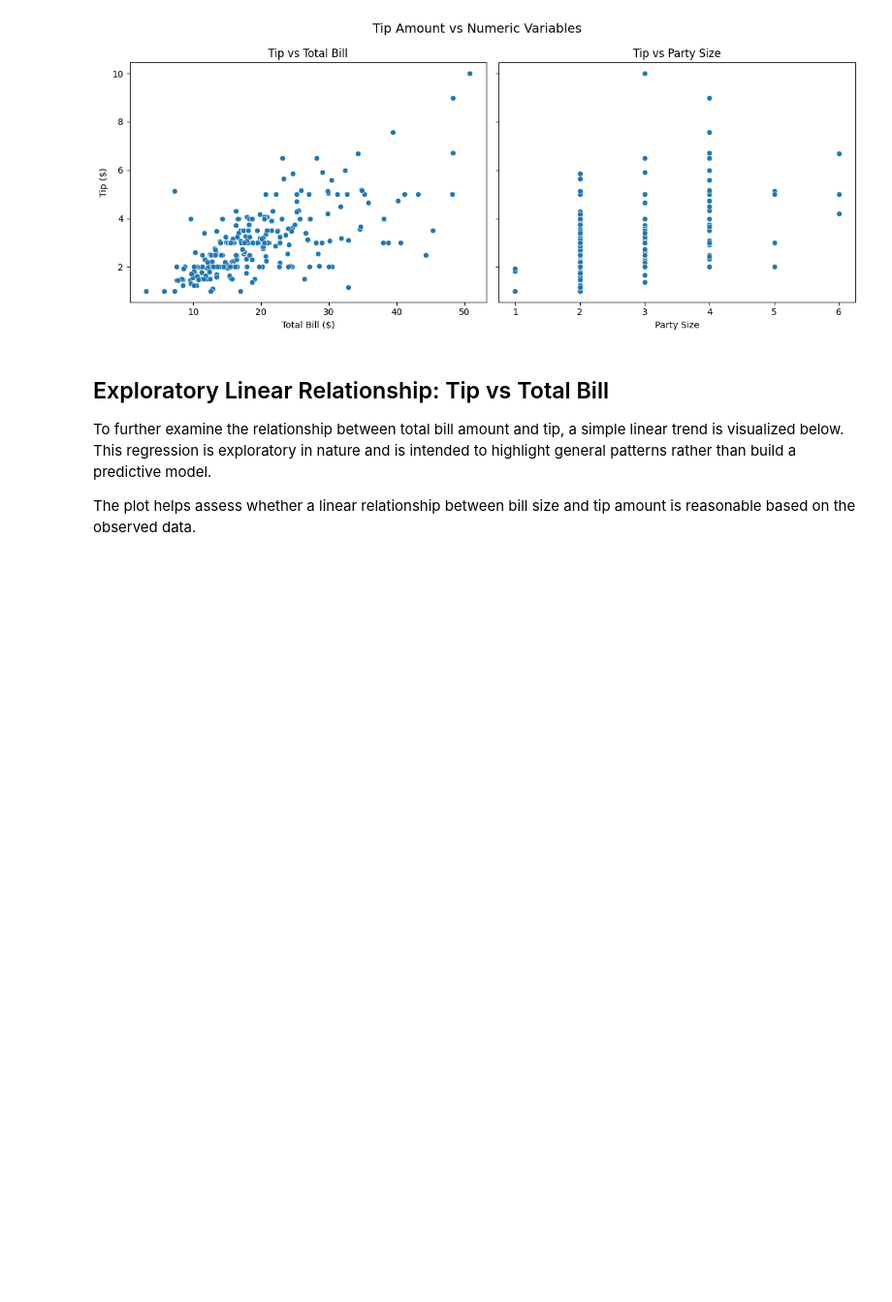
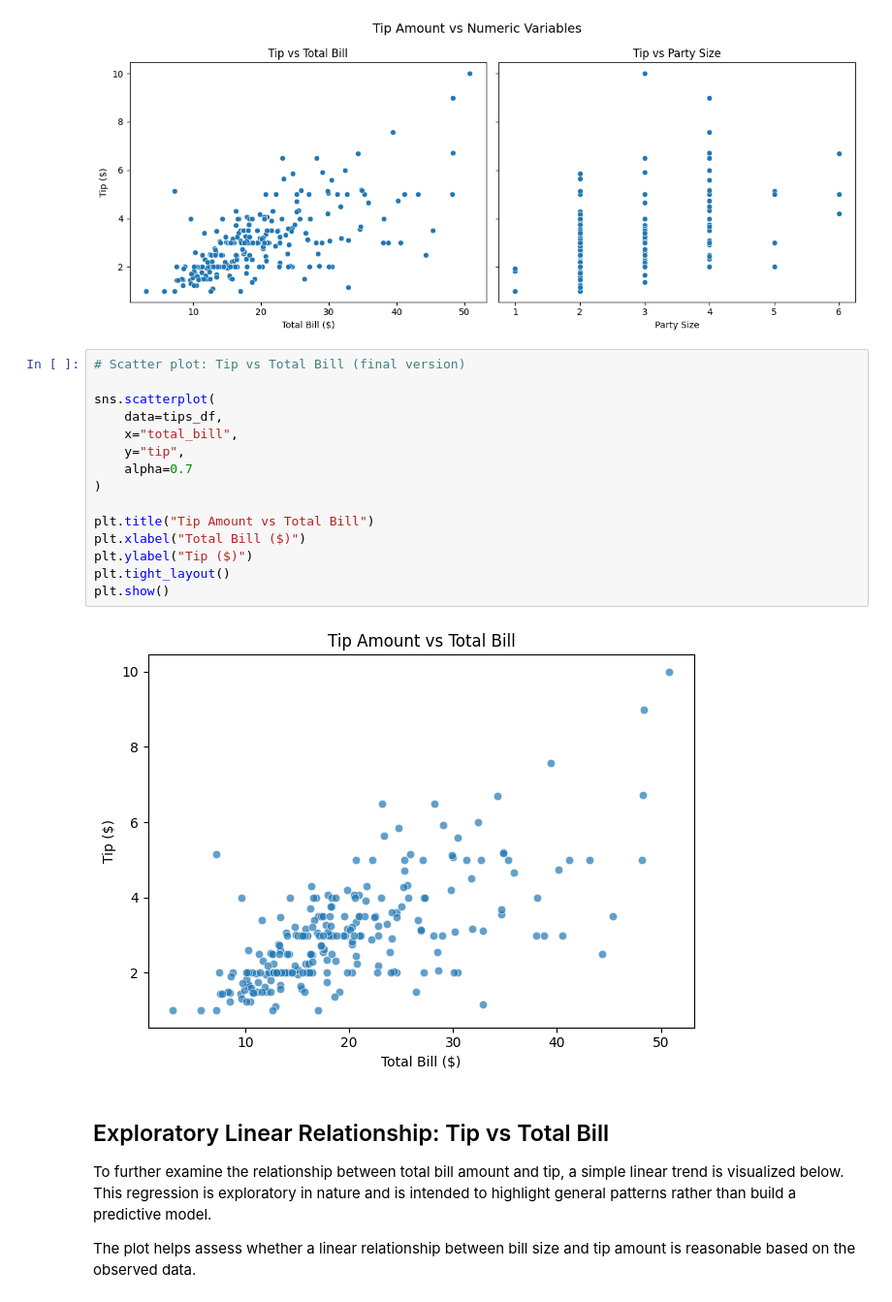
Before and after one commit to gracetulsi/datafun-04-notebooks, a Jupyter notebook: notebooks/eda_gracetulsi_tips.ipynb, the cells around one changed output. Shown at 97% size. Cells and saved outputs as stored; diff of their text form; blank space fills up the shorter version.

Commit message:
Keep final scatter plot and polish visuals for EDA

```diff
--- a/notebooks/eda_gracetulsi_tips.ipynb
+++ b/notebooks/eda_gracetulsi_tips.ipynb
@@ -367,6 +367,23 @@ plt.tight_layout()
 plt.show()
 # %% [output]
 [figure]
+# %%
+# Scatter plot: Tip vs Total Bill (final version)
+
+sns.scatterplot(
+    data=tips_df,
+    x="total_bill",
+    y="tip",
+    alpha=0.7
+)
+
+plt.title("Tip Amount vs Total Bill")
+plt.xlabel("Total Bill ($)")
+plt.ylabel("Tip ($)")
+plt.tight_layout()
+plt.show()
+# %% [output]
+[figure, added]
 # %% [markdown]
 ## Exploratory Linear Relationship: Tip vs Total Bill
 
```
